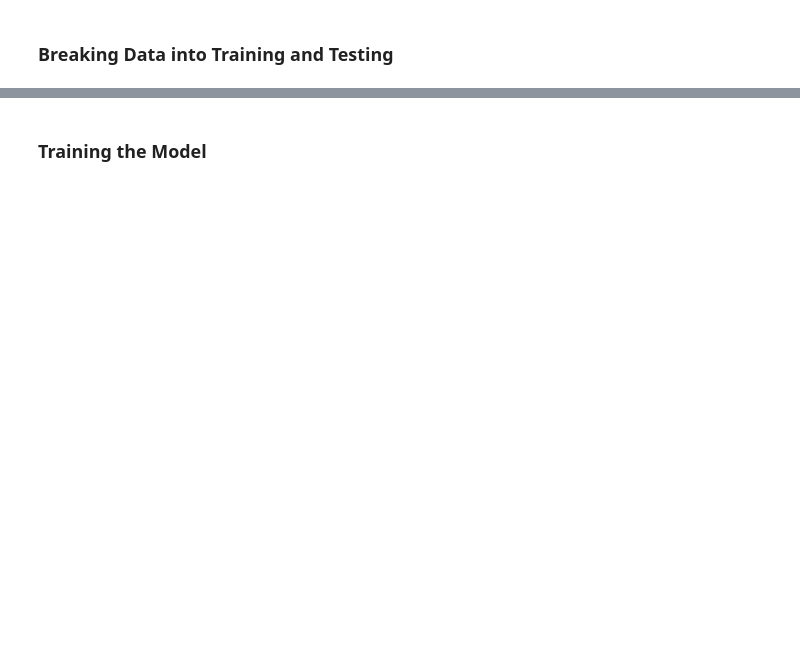
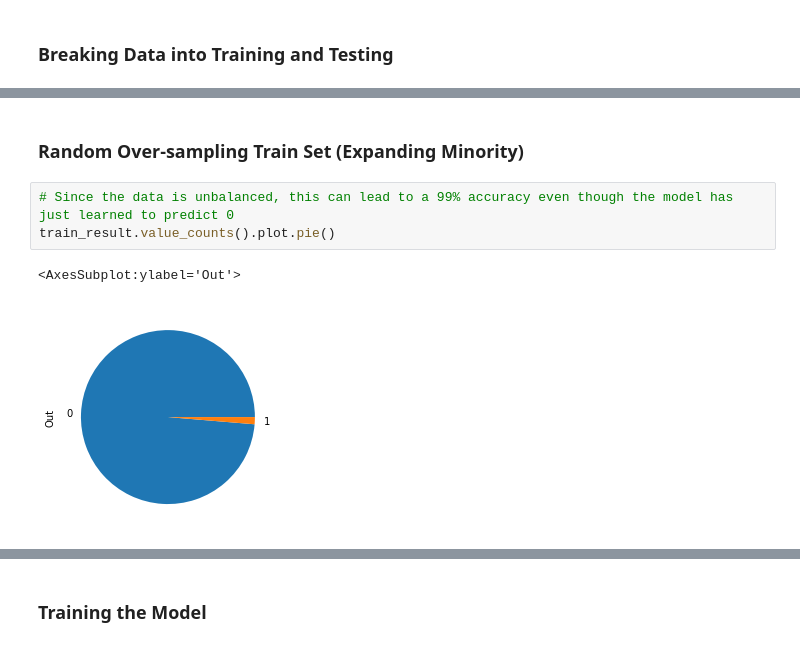
Before and after one commit to MohitSoni11/ML-Cricket-Integration-Project, a Jupyter notebook: 6 - Random Forest Classification.ipynb, the cells around one changed output, grey strips where cells are left out. Cells and saved outputs as stored; diff of their text form; blank space fills up the shorter version.

```diff
--- a/6 - Random Forest Classification.ipynb
+++ b/6 - Random Forest Classification.ipynb
@@ -199,0 +84,8 @@ print(len(test_result))
+# %% [markdown]
+### Random Over-sampling Train Set (Expanding Minority)
+# %%
+# Since the data is unbalanced, this can lead to a 99% accuracy even though the model has just learned to predict 0
+train_result.value_counts().plot.pie()
+# %% [output]
+<AxesSubplot:ylabel='Out'>
+[figure, added]
```
Also changed, not shown: parts of 25 cells of this notebook.
